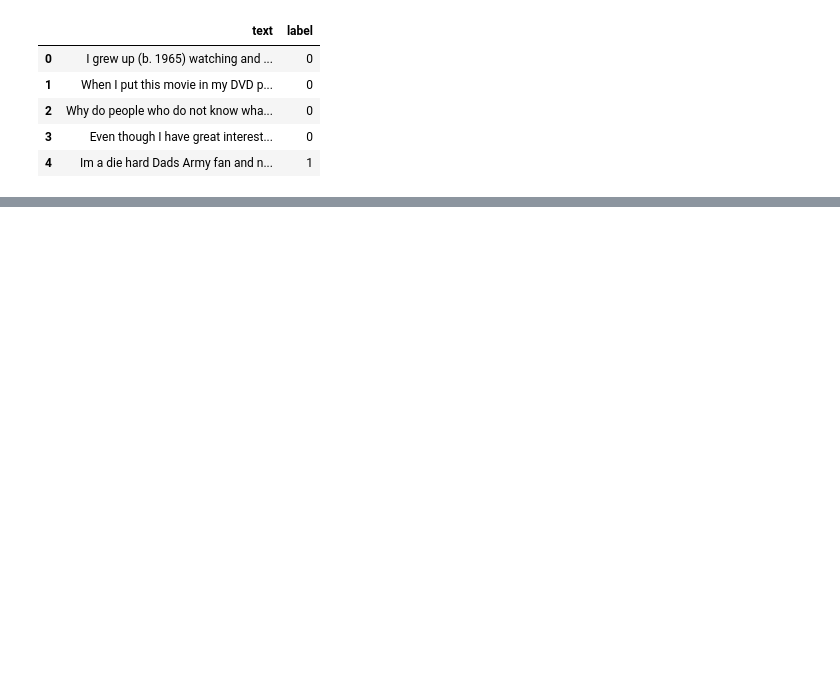
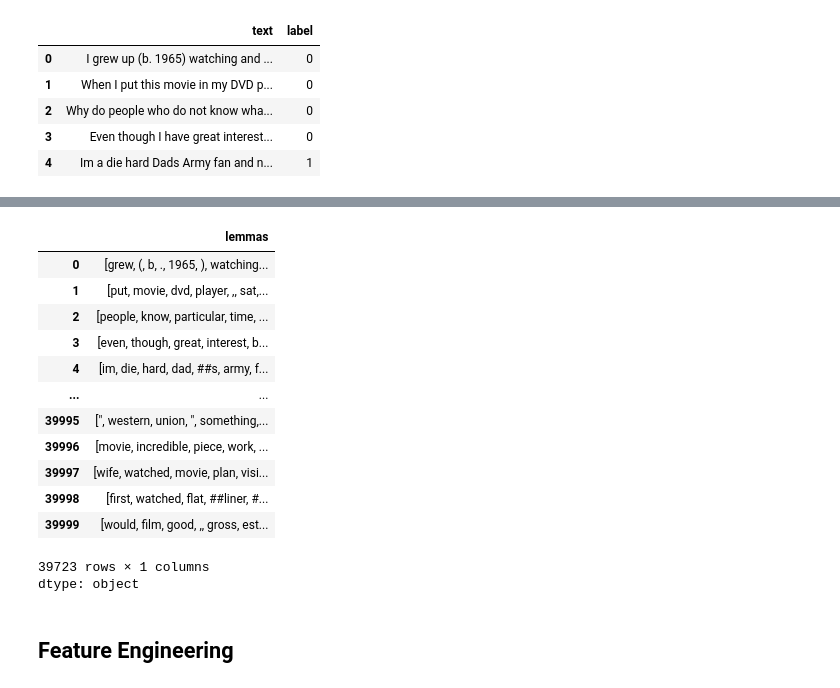
Before and after one commit to akhmad-ardi/IMDB_Movie_Ratings_Sentiment_Analysis, a Jupyter notebook: Movie_Ratings_Sentiment_Analysis.ipynb, the cells around one changed output, grey strips where cells are left out. Cells and saved outputs as stored; diff of their text form; code cells hidden in the pictures; blank space fills up the shorter version.

```diff
--- a/Movie_Ratings_Sentiment_Analysis.ipynb
+++ b/Movie_Ratings_Sentiment_Analysis.ipynb
@@ -81,0 +222,24 @@ df.head()
+# %%
+from nltk.stem import WordNetLemmatizer
+
+lemmatizer = WordNetLemmatizer()
+df['lemmas'] = df['token'].apply(lambda x: [lemmatizer.lemmatize(word) for word in x])
+# %%
+df['lemmas']
+# %% [output]
+|  | lemmas |
+| 0 | [grew, (, b, ., 1965, ), watching... |
+| 1 | [put, movie, dvd, player, ,, sat,... |
+| 2 | [people, know, particular, time, ... |
+| 3 | [even, though, great, interest, b... |
+| 4 | [im, die, hard, dad, ##s, army, f... |
+| ... | ... |
+| 39995 | [", western, union, ", something,... |
+| 39996 | [movie, incredible, piece, work, ... |
+| 39997 | [wife, watched, movie, plan, visi... |
+| 39998 | [first, watched, flat, ##liner, #... |
+| 39999 | [would, film, good, ,, gross, est... |
+39723 rows × 1 columns
+dtype: object
+# %% [markdown]
+## Feature Engineering
```
Also changed, not shown: parts of 32 cells of this notebook.
